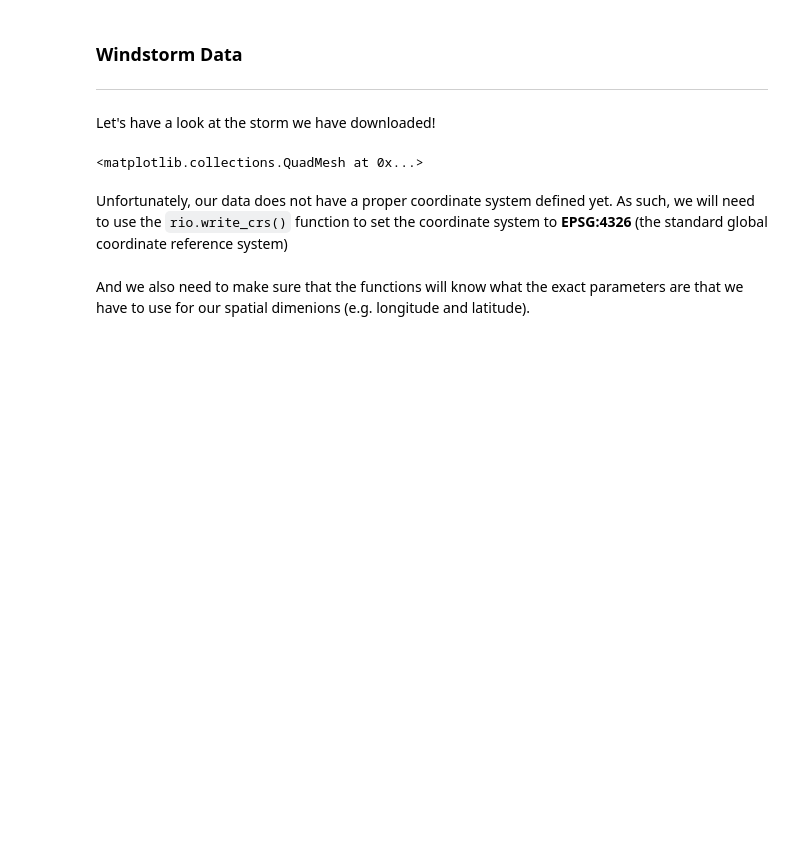
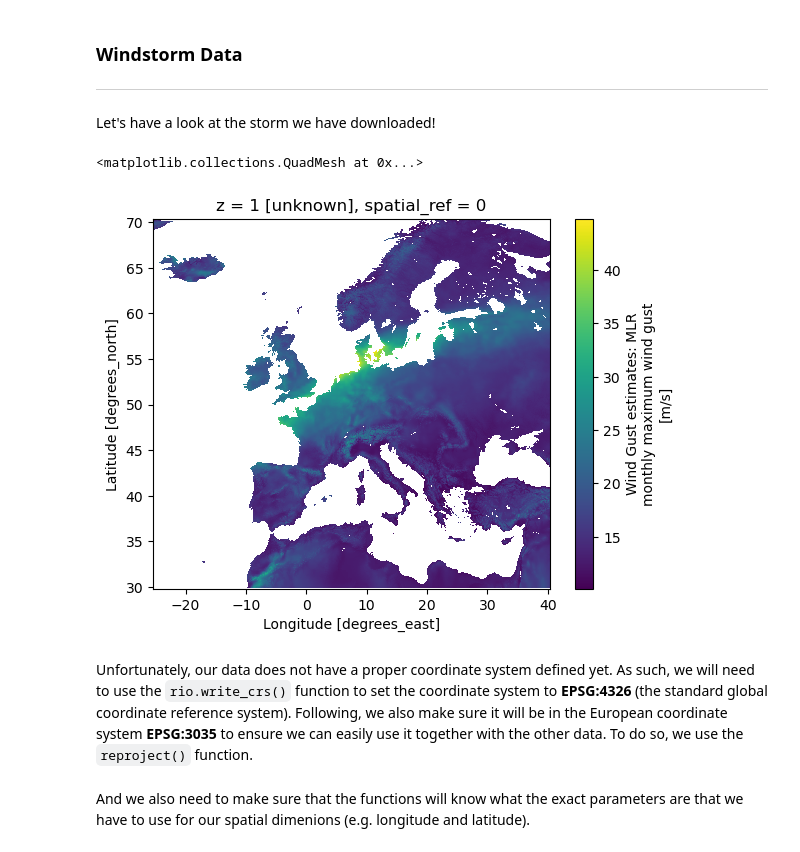
Before and after one commit to ElcoK/BigData_AED, a Jupyter notebook: _sources/week4/tutorial2.ipynb, the cells around one changed output. Saved outputs shown, nothing was run; the diff lists cells and outputs as text; code cells hidden in the pictures; blank space fills up the shorter version.

```diff
--- a/_sources/week4/tutorial2.ipynb
+++ b/_sources/week4/tutorial2.ipynb
@@ -146,13 +150,14 @@ with ZipFile('Carmen.zip') as zf:
 
     # And now we can open and select the file within Python
     with zf.open(file) as f:
-        ds_disk = xr.open_dataset(f)
+        windstorm_europe = xr.open_dataset(f)
 # %% [markdown]
 Let's have a look at the storm we have downloaded!
 # %%
-ds_disk['FX'].plot()
+windstorm_europe['FX'].plot()
 # %% [output]
 <matplotlib.collections.QuadMesh at 0x...>
+[figure, added]
 # %% [markdown]
-Unfortunately, our data does not have a proper coordinate system defined yet. As such, we will need to use the `rio.write_crs()` function to set the coordinate system to **EPSG:4326** (the standard global coordinate reference system)
+Unfortunately, our data does not have a proper coordinate system defined yet. As such, we will need to use the `rio.write_crs()` function to set the coordinate system to **EPSG:4326** (the standard global coordinate reference system). Following, we also make sure it will be in the European coordinate system **EPSG:3035** to ensure we can easily use it together with the other data. To do so, we use the `reproject()` function.
 # %%
```
Also changed, not shown: parts of 66 cells of this notebook, 17 other files.
